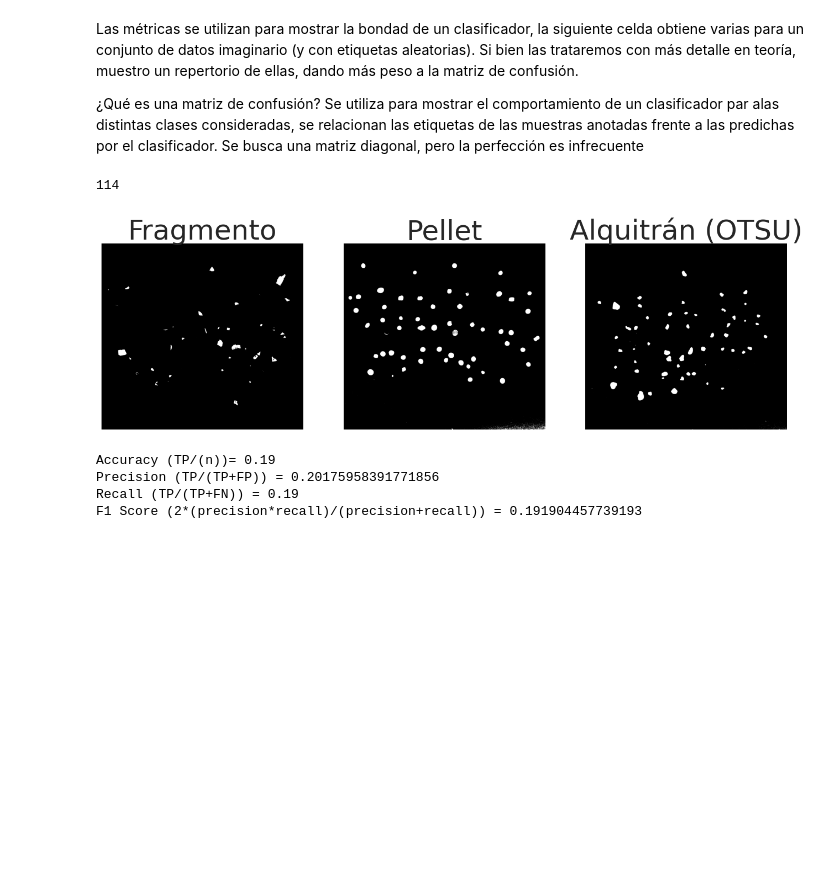
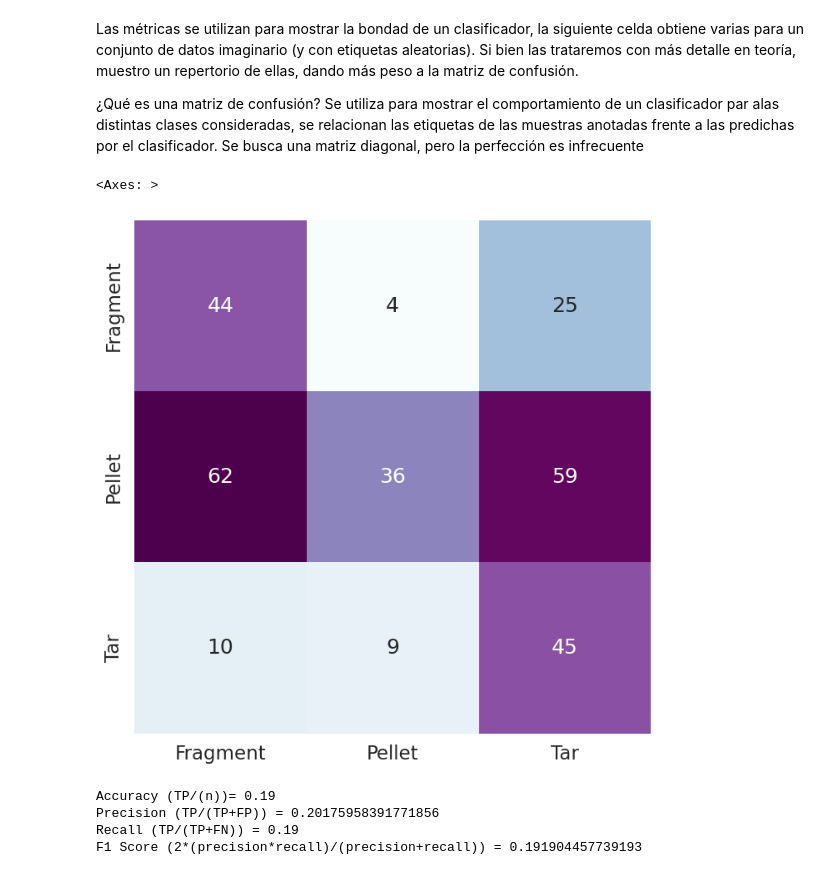
Before and after one commit to AlejandroOrtegaG/VC, a Jupyter notebook: P3/VC_P3.ipynb, the cells around one changed output. Cells and saved outputs as stored; diff of their text form; code cells hidden in the pictures; blank space fills up the shorter version.

```diff
--- a/P3/VC_P3.ipynb
+++ b/P3/VC_P3.ipynb
@@ -190,16 +190,30 @@ Las métricas se utilizan para mostrar la bondad de un clasificador, la siguient
 Se utiliza para mostrar el comportamiento de un clasificador par alas distintas clases consideradas, se relacionan las etiquetas de las muestras anotadas frente a las predichas por el clasificador. Se busca una matriz diagonal, pero la perfección es infrecuente
 # %%
 def countContours(image):
-    contours,_ = cv2.findContours(image, cv2.RETR_EXTERNAL, cv2.CHAIN_APPROX_SIMPLE)
-    count = 0
+    contours,null = cv2.findContours(image, cv2.RETR_EXTERNAL, cv2.CHAIN_APPROX_SIMPLE)
+    fragments = 0
+    pellets = 0
+    tar = 0
 
     for contour in contours:
-        if (contour.shape[0] > 5):
-            count +=1
-        cv2.drawContours(image, [contour], -1, (0,255,0), 3)
+        area = cv2.contourArea(contour)
+        if area > 10:
+            perimetro = cv2.arcLength(contour, True)
+            null,null,w,h = cv2.boundingRect(contour)
 
+            compacity = perimetro**2 / area
 
-    return count
+            if contour.shape[0] > 5:
+                elipse = cv2.fitEllipse(contour)
+
+            if compacity < 16 and np.isclose((w/h), 1, rtol=1):
+                pellets+=1
+            elif (area/(w*h)) < 0.7 and (elipse[1][0]/elipse[1][1] < 0.6):
+                fragments+=1
+            else:
+                tar+=1
+
+    return [fragments, pellets, tar]
 
 import seaborn as sns
 from sklearn.metrics import (
@@ -209,56 +223,50 @@ from sklearn.metrics import (
     recall_score,
     f1_score
 )
 
 # Se cargan las tres imágenes: fragmentos, pellets y alquitrán
 fragment = cv2.imread('fragment-03-olympus-10-01-2020.JPG')
 pellet = cv2.imread('pellet-03-olympus-10-01-2020.JPG')
 tar = cv2.imread('tar-03-olympus-10-01-2020.JPG')
 
 # Recortar las imágenes para evitar las sombras que aparecen
 row = [0, 3000]
 column = [750, 4000]
 
 # Recortar las imágenes para evitar problemas con las sombras de las imágenes
 fragment = fragment[row[0]:row[1], column[0]:column[1]]
 pellet = pellet[row[0]:row[1], column[0]:column[1]]
 tar = tar[row[0]:row[1], column[0]:column[1]]
 
 fragment_gray = cv2.cvtColor(fragment, cv2.COLOR_BGR2GRAY)
 pellet_gray = cv2.cvtColor(pellet, cv2.COLOR_BGR2GRAY)
 tar_gray = cv2.cvtColor(tar, cv2.COLOR_BGR2GRAY)
 
 umbral = 100
 
-_,fragment_th = cv2.threshold(fragment_gray, umbral, 255, cv2.THRESH_BINARY_INV);
-_,pellet_th = cv2.threshold(pellet_gray, umbral, 255, cv2.THRESH_BINARY_INV);
-_,tar_th = cv2.threshold(tar_gray, umbral, 255, cv2.THRESH_BINARY_INV);
+null,fragment_th = cv2.threshold(fragment_gray, umbral, 255, cv2.THRESH_BINARY_INV);
+null,pellet_th = cv2.threshold(pellet_gray, umbral, 255, cv2.THRESH_BINARY_INV);
+null,tar_th = cv2.threshold(tar_gray, umbral, 255, cv2.THRESH_BINARY_INV);
 
 
-total_fragments = countContours(fragment_th)
-print(total_fragments)
+total_fragments, total_pellets, total_tar = countContours(fragment_th), countContours(pellet_th), countContours(tar_th)
 
+conf_matrix = np.array([total_fragments, total_pellets, total_tar])
 
-plt.figure(figsize=(16,6))
-plt.subplot(131)
-plt.title('Fragmento')
-plt.axis("off")
-plt.imshow(fragment_th,cmap='gray')
+plt.figure(figsize=(8,8))
+sns.set(font_scale = 1.5)
 
-plt.subplot(132)
-plt.title('Pellet')
-plt.axis("off")
-plt.imshow(pellet_th,cmap='gray')
-
-plt.subplot(133)
-plt.title('Alquitrán (OTSU)')
-plt.axis("off")
-plt.imshow(tar_th,cmap='gray')
-
-plt.show()
+sns.heatmap(
+        conf_matrix,
+        annot=True,
+        fmt='d',
+        cbar=False,
+        cmap='BuPu',
+        xticklabels=['Fragment', 'Pellet', 'Tar'],
+        yticklabels=['Fragment', 'Pellet', 'Tar'])
 # %% [output]
-114
+<Axes: >
-[figure, old version]
+[figure, new version]
 # %%
 
 import random
```
